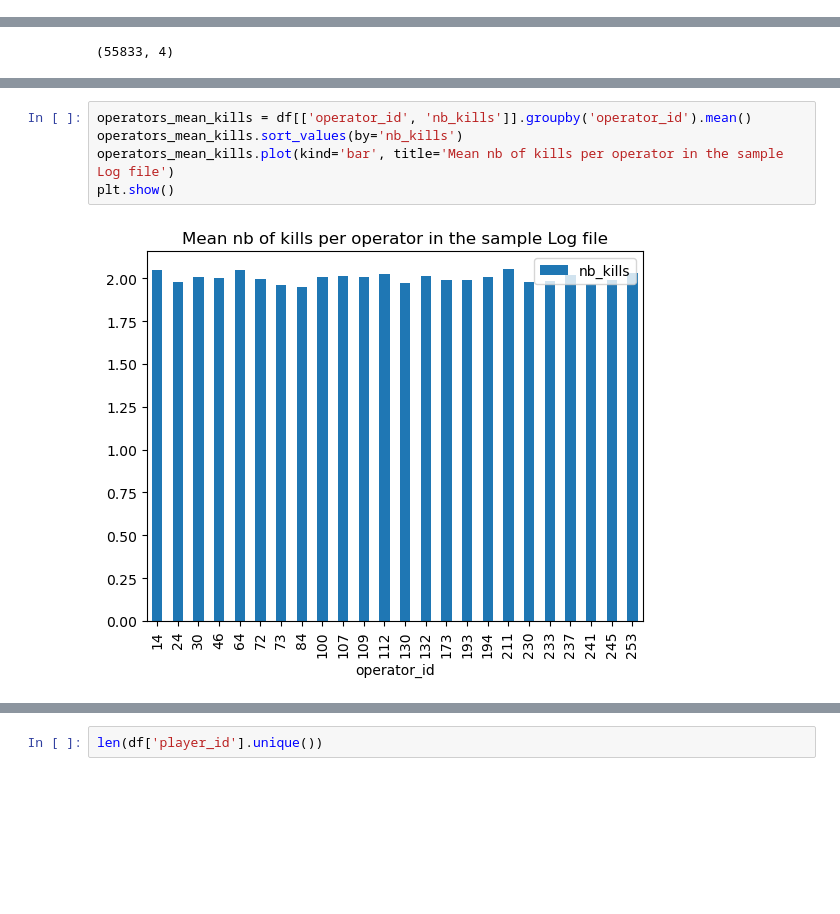
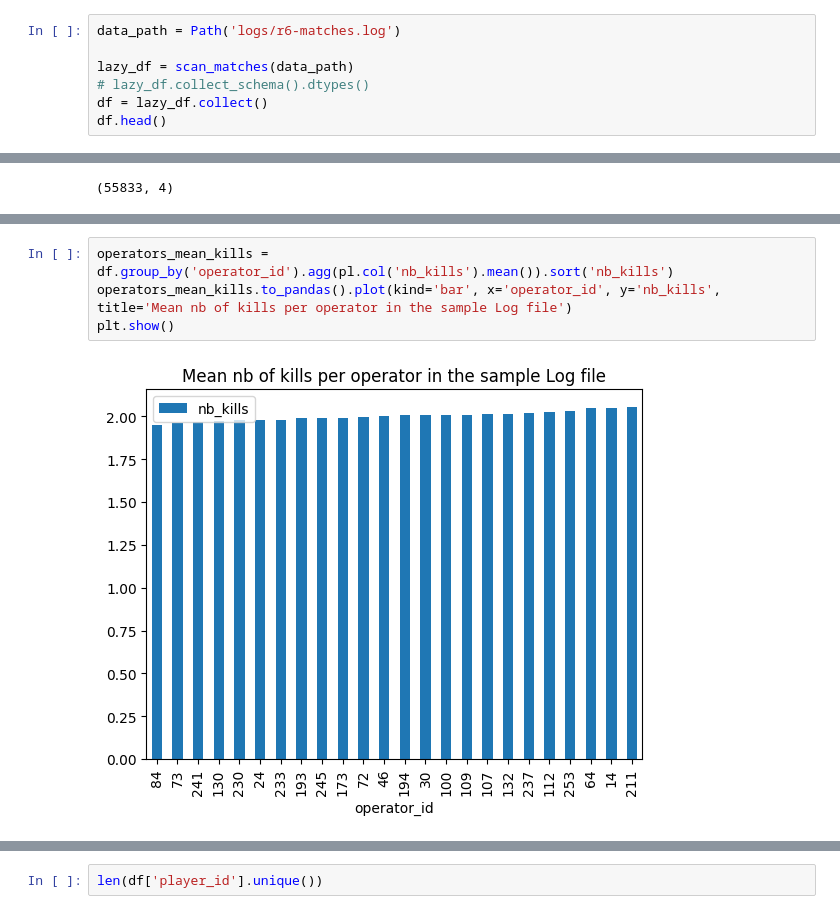
Before and after one commit to Martin-Labenne/software-dev-ml-takehome, a Jupyter notebook: exploration.ipynb, the cells around one changed output, grey strips where cells are left out. Cells and saved outputs as stored; diff of their text form; blank space fills up the shorter version.

```diff
--- a/exploration.ipynb
+++ b/exploration.ipynb
@@ -10,0 +27,7 @@ df = load_matchs('logs/r6-matches.log')
+# %%
+data_path = Path('logs/r6-matches.log')
+
+lazy_df = scan_matches(data_path)
+# lazy_df.collect_schema().dtypes()
+df = lazy_df.collect()
+df.head()
@@ -46,8 +70,7 @@ plt.show()
 # %%
-operators_mean_kills = df[['operator_id', 'nb_kills']].groupby('operator_id').mean()
-operators_mean_kills.sort_values(by='nb_kills')
-operators_mean_kills.plot(kind='bar', title='Mean nb of kills per operator in the sample Log file')
+operators_mean_kills = df.group_by('operator_id').agg(pl.col('nb_kills').mean()).sort('nb_kills')
+operators_mean_kills.to_pandas().plot(kind='bar', x='operator_id', y='nb_kills', title='Mean nb of kills per operator in the sample Log file')
 plt.show()
 # %% [output]
-[figure, old version]
+[figure, new version]
 # %%
```
Also changed, not shown: parts of 31 cells of this notebook, 2 other files.
